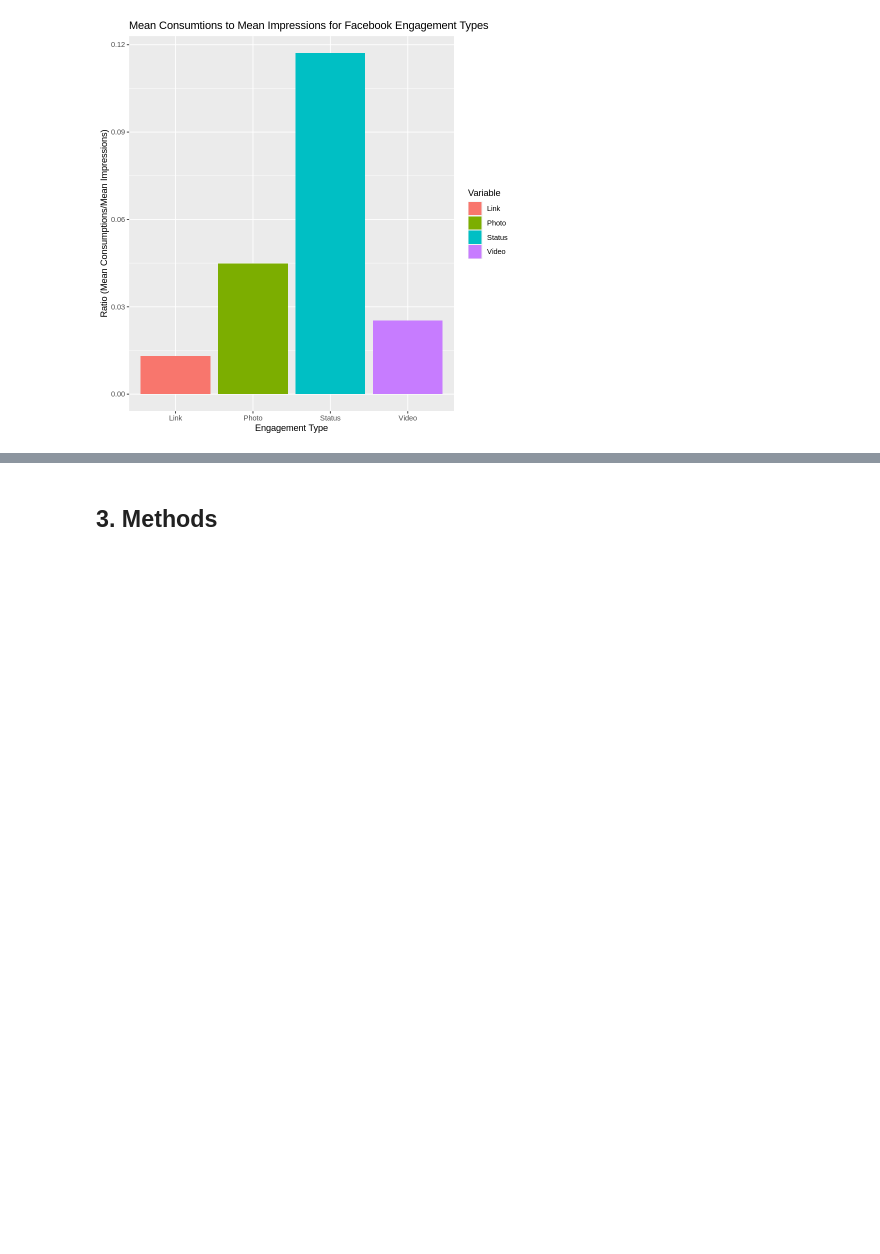
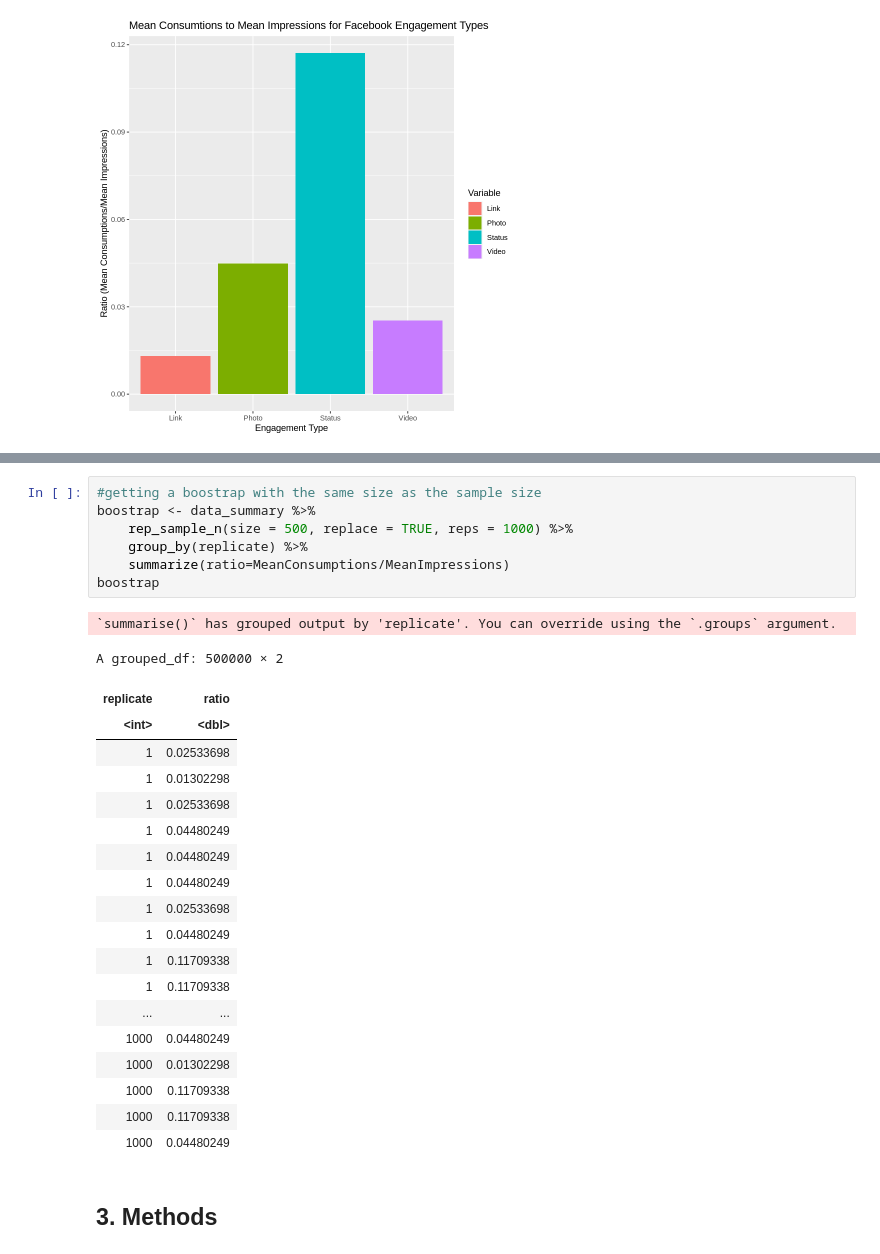
Before and after one commit to Damaay/STAT-201-Project, a Jupyter notebook: Group 33.ipynb, the cells around one changed output, grey strips where cells are left out. Saved outputs shown, nothing was run; the diff lists cells and outputs as text; blank space fills up the shorter version.

```diff
--- a/Group 33.ipynb
+++ b/Group 33.ipynb
@@ -117,3 +135,31 @@ data_ratio_plot
+# %%
+#getting a boostrap with the same size as the sample size
+boostrap <- data_summary %>%
+    rep_sample_n(size = 500, replace = TRUE, reps = 1000) %>%
+    group_by(replicate) %>%
+    summarize(ratio=MeanConsumptions/MeanImpressions)
+boostrap
+# %% [output]
+`summarise()` has grouped output by 'replicate'. You can override using the `.groups` argument.
+A grouped_df: 500000 × 2
+| replicate | ratio |
+| <int> | <dbl> |
+| 1 | 0.02533698 |
+| 1 | 0.01302298 |
+| 1 | 0.02533698 |
+| 1 | 0.04480249 |
+| 1 | 0.04480249 |
+| 1 | 0.04480249 |
+| 1 | 0.02533698 |
+| 1 | 0.04480249 |
+| 1 | 0.11709338 |
+| 1 | 0.11709338 |
+| ... | ... |
+| 1000 | 0.04480249 |
+| 1000 | 0.01302298 |
+| 1000 | 0.11709338 |
+| 1000 | 0.11709338 |
+| 1000 | 0.04480249 |
 # %% [markdown]
 ## 3. Methods
 # %% [markdown]
```
Also changed, not shown: parts of 5 cells of this notebook.
